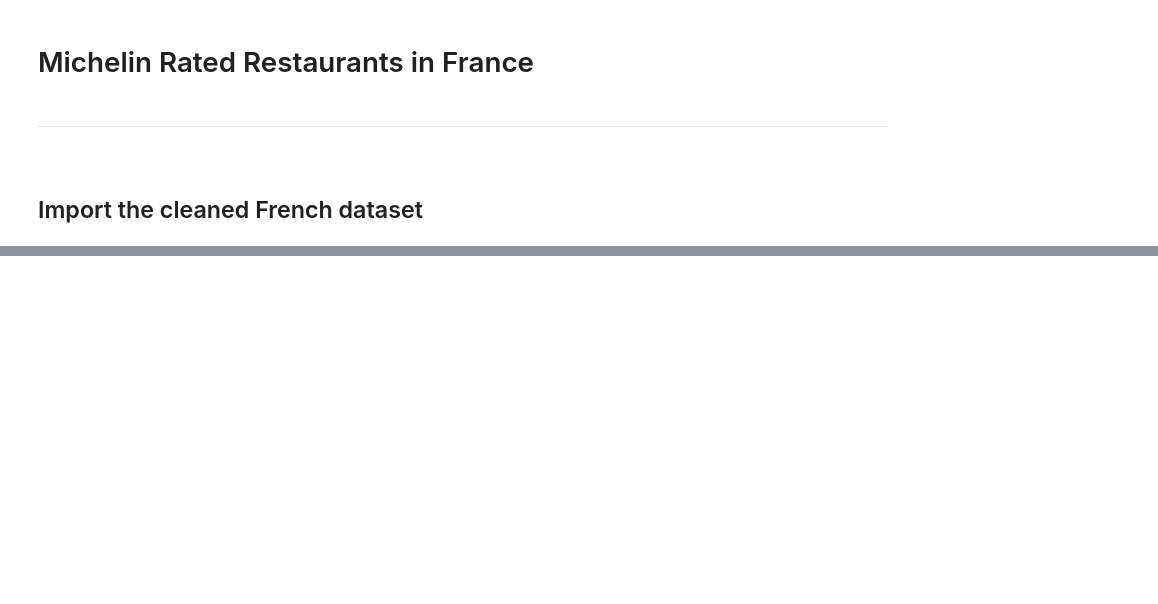
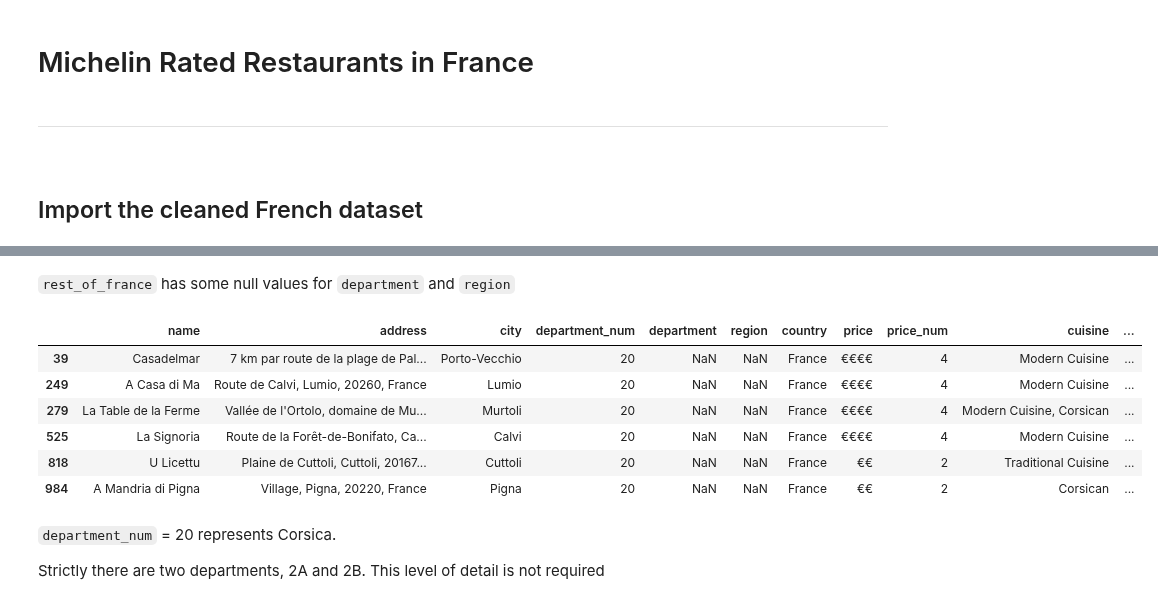
Before and after one commit to pineapple-bois/Michelin_Rated_Restaurants, a Jupyter notebook: Notebooks/France.ipynb, the cells around one changed output, grey strips where cells are left out. Cells and saved outputs as stored; diff of their text form; code cells hidden in the pictures; blank space fills up the shorter version.

```diff
--- a/Notebooks/France.ipynb
+++ b/Notebooks/France.ipynb
@@ -26,0 +222,8 @@ france.head(10)
+# %%
+# Remove the last 5 entries from the DataFrame
+departments = departments.iloc[:-5]
+
+# Add Monaco
+departments.loc[len(departments)] = ['98', 'Monaco', 'Monaco']
+
+departments
@@ -26,0 +278,14 @@ france.head(10)
+# %%
+# Identify rows with department number '69D' or '69M'
+rows_to_update = departments['department_num'].isin(['69D', '69M'])
+
+# Update department name and department number for these rows
+departments.loc[rows_to_update, 'department'] = 'Rhône'
+departments.loc[rows_to_update, 'department_num'] = '69'
+
+# Drop the specified index
+departments = departments.drop(departments.index[69])
+
+# Reset the index
+departments = departments.reset_index(drop=True)
+departments
@@ -26,0 +316,4 @@ france.head(10)
+# %%
+# You can merge this DataFrame with your original DataFrame like this:
+france_data = france_data.merge(departments, on='department_num', how='left')
+print(france_data.columns.tolist())
@@ -26,0 +322,4 @@ france.head(10)
+# %%
+france_data = france_data[['name', 'address', 'city', 'department_num', 'department', 'region',
+                           'country', 'price', 'price_num', 'cuisine', 'url', 'award', 'stars', 'longitude', 'latitude']]
+france_data.head()
@@ -26,0 +381,20 @@ france.head(10)
+# %% [markdown]
+`rest_of_france` has some null values for `department` and `region`
+# %%
+# Select rows where 'department' and 'region' are NaN
+rest_of_france_null = france_data[(france_data['department'].isnull()) & (france_data['region'].isnull())]
+
+# Print the resulting DataFrame
+rest_of_france_null
+# %% [output]
+|  | name | address | city | department_num | department | region | country | price | price_num | cuisine | ... |
+| 39 | Casadelmar | 7 km par route de la plage de Pal... | Porto-Vecchio | 20 | NaN | NaN | France | €€€€ | 4 | Modern Cuisine | ... |
+| 249 | A Casa di Ma | Route de Calvi, Lumio, 20260, France | Lumio | 20 | NaN | NaN | France | €€€€ | 4 | Modern Cuisine | ... |
+| 279 | La Table de la Ferme | Vallée de l'Ortolo, domaine de Mu... | Murtoli | 20 | NaN | NaN | France | €€€€ | 4 | Modern Cuisine, Corsican | ... |
+| 525 | La Signoria | Route de la Forêt-de-Bonifato, Ca... | Calvi | 20 | NaN | NaN | France | €€€€ | 4 | Modern Cuisine | ... |
+| 818 | U Licettu | Plaine de Cuttoli, Cuttoli, 20167... | Cuttoli | 20 | NaN | NaN | France | €€ | 2 | Traditional Cuisine | ... |
+| 984 | A Mandria di Pigna | Village, Pigna, 20220, France | Pigna | 20 | NaN | NaN | France | €€ | 2 | Corsican | ... |
+# %% [markdown]
+`department_num` = 20 represents Corsica.
+
+Strictly there are two departments, 2A and 2B. This level of detail is not required
```
Also changed, not shown: parts of 42 cells of this notebook.
